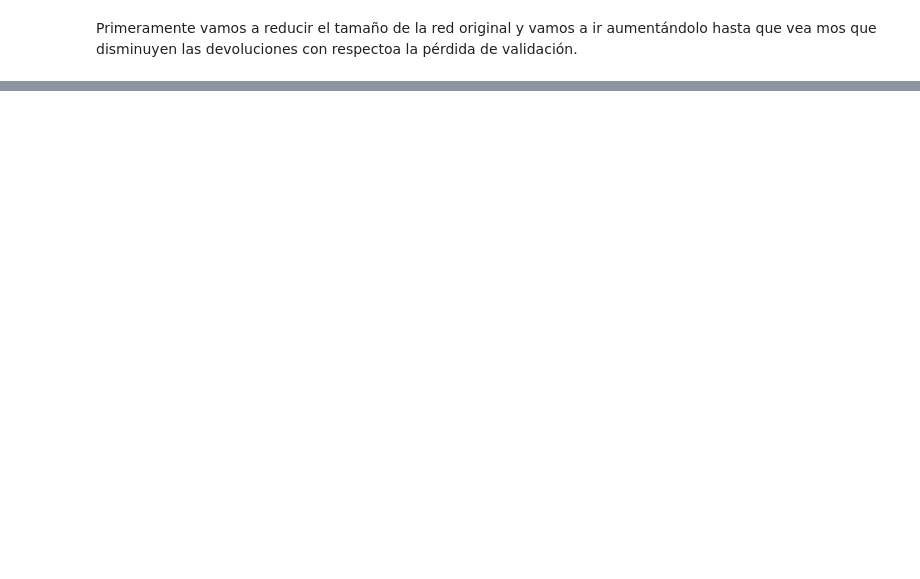
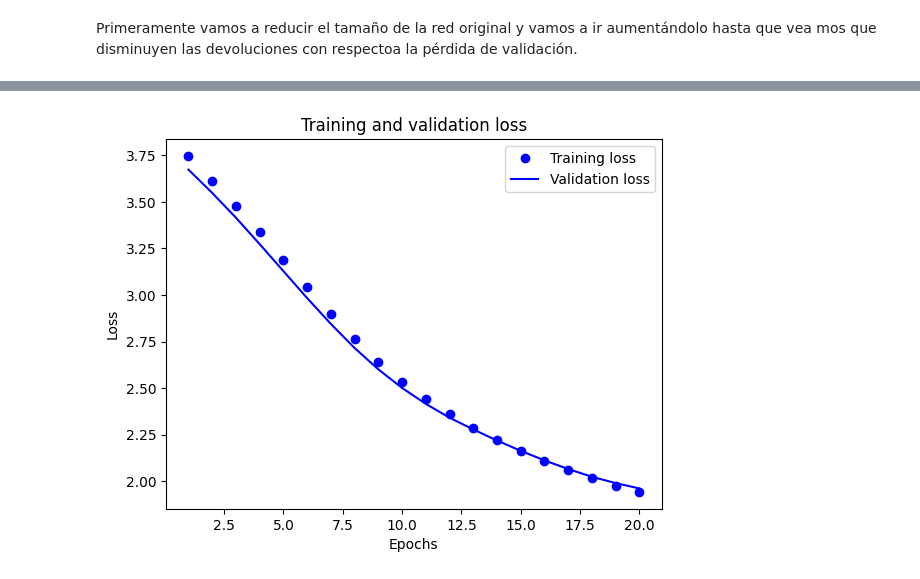
Before and after one commit to alimudena/ML_DLWP, a Jupyter notebook: Chapter_4_4_Sobreajuste_y_subajuste.ipynb, the cells around one changed output, grey strips where cells are left out. Drawn from its saved outputs; the diff is of its cells as text; code cells hidden in the pictures; blank space fills up the shorter version.

```diff
--- a/Chapter_4_4_Sobreajuste_y_subajuste.ipynb
+++ b/Chapter_4_4_Sobreajuste_y_subajuste.ipynb
@@ -38,0 +122,28 @@ WARNING:tensorflow:From C:\Users\gpds\AppData\Local\Packages\PythonSoftwareFound
+# %%
+# Versión del modelo con menos capacidad
+model = models.Sequential()
+model.add(layers.Dense(4, activation='relu', input_shape = (10000,)))
+model.add(layers.Dense(4, activation = 'relu'))
+model.add(layers.Dense(46, activation = 'softmax'))
+
+
+# Compilar el modelo
+model.compile(optimizer = 'rmsprop',
+              loss = 'categorical_crossentropy',
+              metrics = ['acc'])
+
+# Separar un conjunto de validación
+x_val = x_Train[:1000]
+partial_x_train = x_Train[1000:]
+
+y_val = one_hot_train_labels[:1000]
+partial_y_train = one_hot_train_labels[1000:]
+print(one_hot_test_labels.shape)
+print(x_Train.shape)
+
+# Entrenamiento del modelo
+history2 = model.fit(partial_x_train,
+                    partial_y_train,
+                    epochs = 20,
+                    batch_size=512,
+                    validation_data=(x_val, y_val))
@@ -38,0 +168,17 @@ WARNING:tensorflow:From C:\Users\gpds\AppData\Local\Packages\PythonSoftwareFound
+# %%
+# Trazar la pérdida del entrenamiento y de validación
+loss_values = history2.history['loss']
+val_loss_values = history2.history['val_loss']
+
+epochs = range(1, len(loss_values)+1)
+
+plt.plot(epochs, loss_values, 'bo', label = 'Training loss')
+plt.plot(epochs, val_loss_values, 'b', label = 'Validation loss')
+plt.title('Training and validation loss')
+plt.xlabel('Epochs')
+plt.ylabel('Loss')
+plt.legend()
+
+plt.show()
+# %% [output]
+[figure, added]
```
Also changed, not shown: parts of 19 cells of this notebook, 1 other file.
